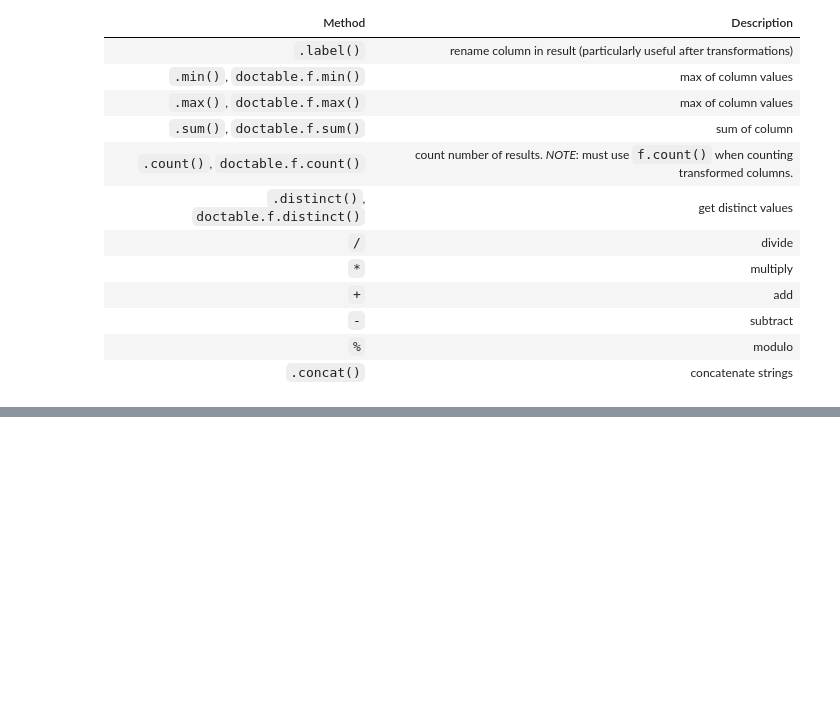
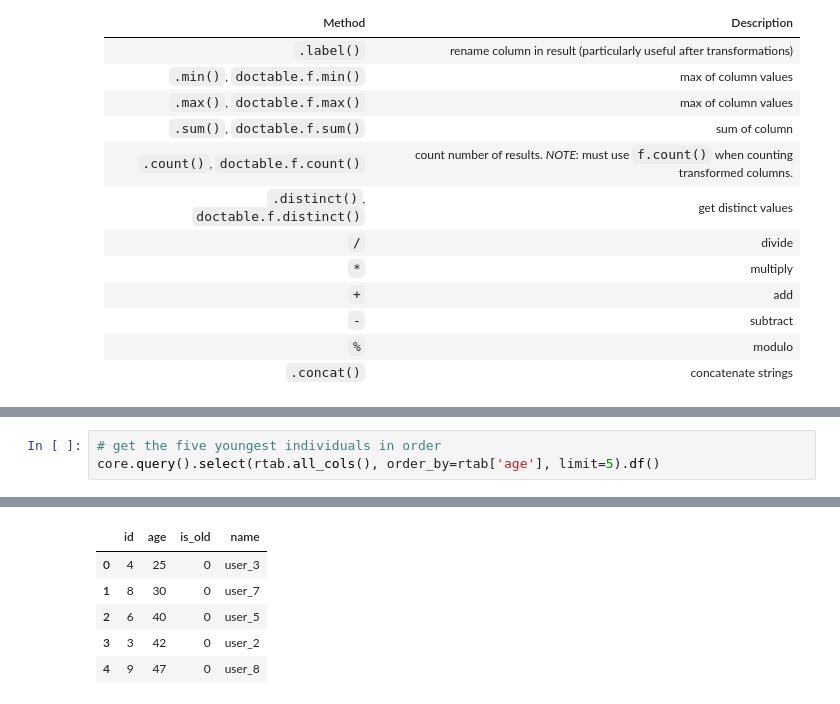
Before and after one commit to devincornell/doctable, a Jupyter notebook: examples/ex_select.ipynb, the cells around one changed output, grey strips where cells are left out. Drawn from its saved outputs; the diff is of its cells as text; blank space fills up the shorter version.

```diff
--- a/examples/ex_select.ipynb
+++ b/examples/ex_select.ipynb
@@ -528,0 +542,4 @@ WHERE "Record".age > ?
+# %%
+# get the five youngest individuals in order
+core.query().select(rtab.all_cols(), order_by=rtab['age'], limit=5).df()
+# %% [output]
@@ -528,0 +551,6 @@ WHERE "Record".age > ?
+|  | id | age | is_old | name |
+| 0 | 4 | 25 | 0 | user_3 |
+| 1 | 8 | 30 | 0 | user_7 |
+| 2 | 6 | 40 | 0 | user_5 |
+| 3 | 3 | 42 | 0 | user_2 |
+| 4 | 9 | 47 | 0 | user_8 |
```
Also changed, not shown: parts of 37 cells of this notebook.
